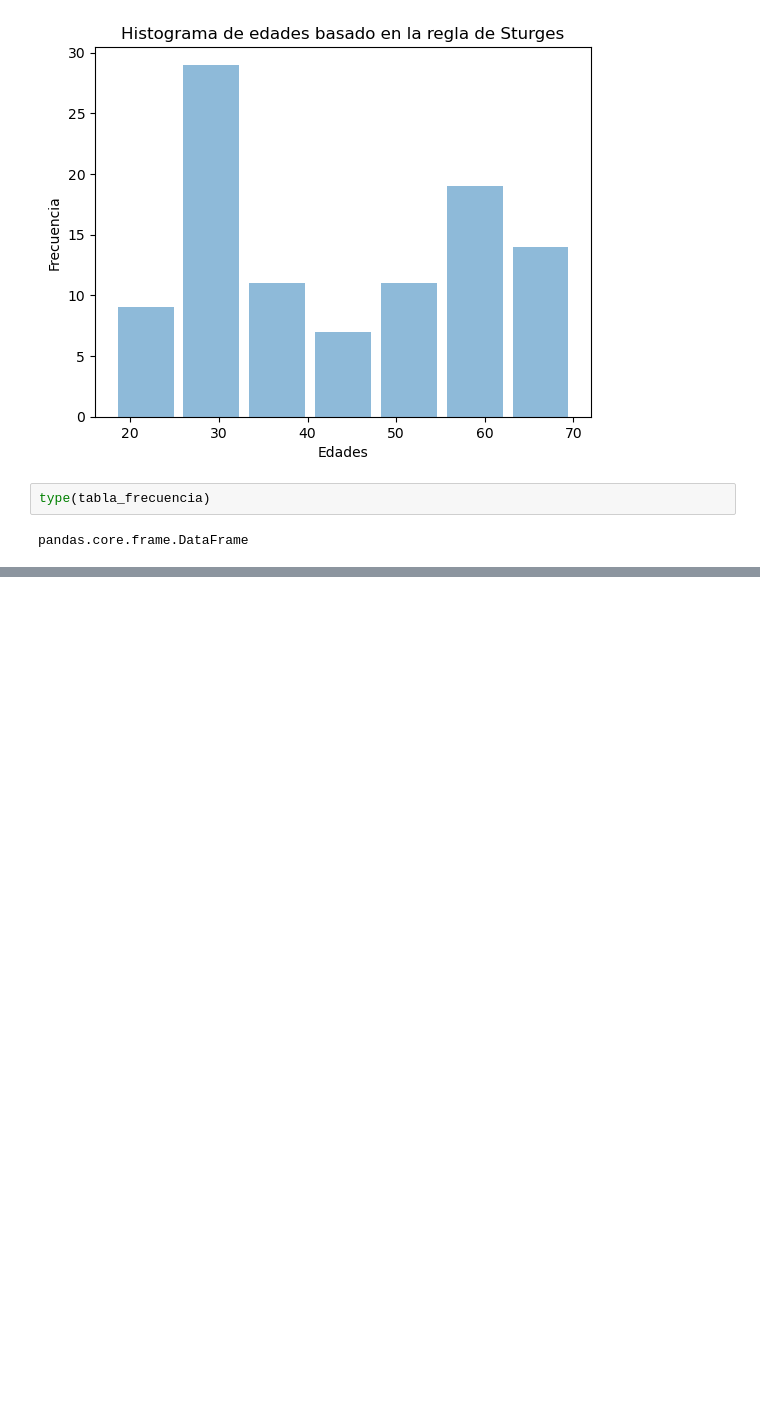
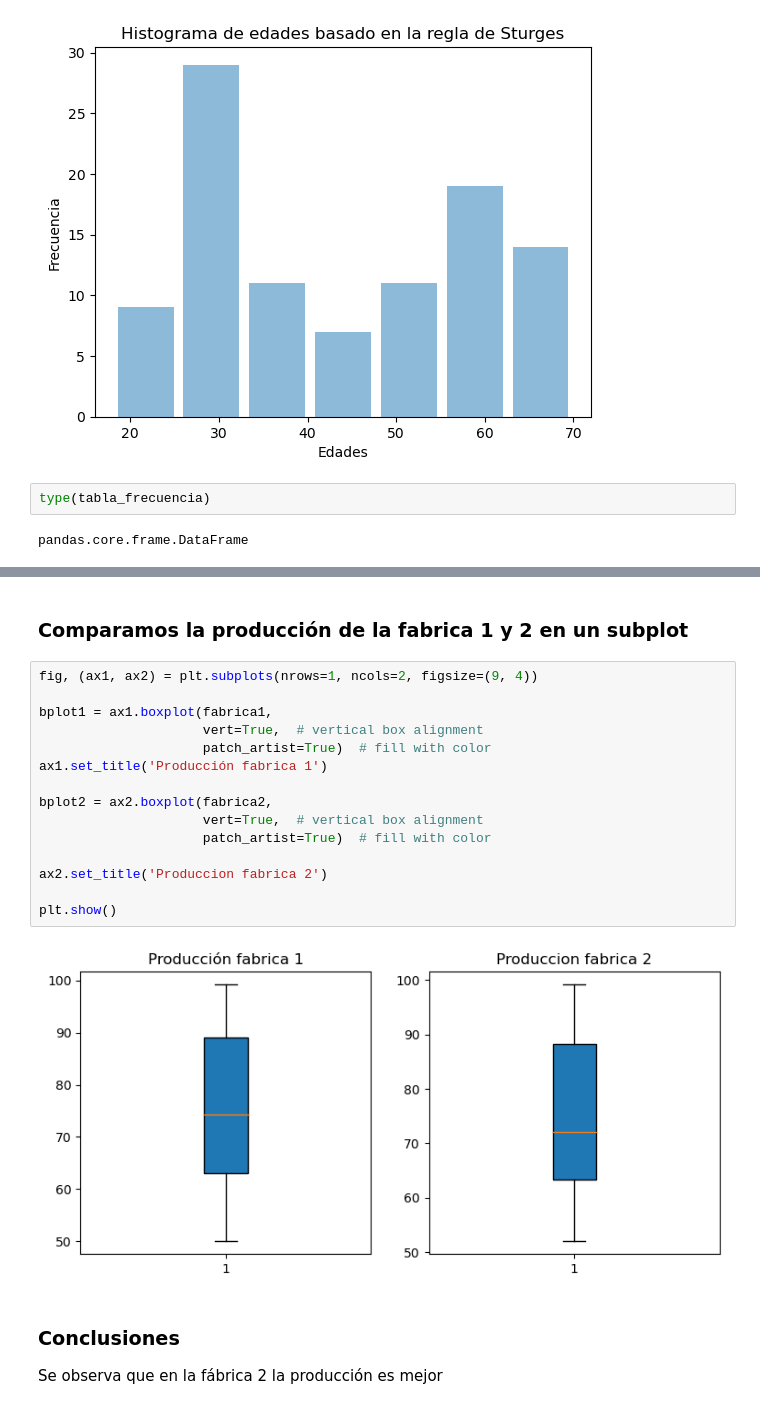
Before and after one commit to JoseGabriel-ITD/Probabilidad, a Jupyter notebook: Unidad-1/PRO_U1_practica1.ipynb, the cells around one changed output, grey strips where cells are left out. Drawn from its saved outputs; the diff is of its cells as text; blank space fills up the shorter version.

```diff
--- a/Unidad-1/PRO_U1_practica1.ipynb
+++ b/Unidad-1/PRO_U1_practica1.ipynb
@@ -618,0 +745,23 @@ pandas.core.frame.DataFrame
+# %% [markdown]
+### Comparamos la producción de la fabrica 1 y 2 en un subplot
+# %%
+fig, (ax1, ax2) = plt.subplots(nrows=1, ncols=2, figsize=(9, 4))
+
+bplot1 = ax1.boxplot(fabrica1,
+                     vert=True,  # vertical box alignment
+                     patch_artist=True)  # fill with color
+ax1.set_title('Producción fabrica 1')
+
+bplot2 = ax2.boxplot(fabrica2,
+                     vert=True,  # vertical box alignment
+                     patch_artist=True)  # fill with color
+
+ax2.set_title('Produccion fabrica 2')
+
+plt.show()
+# %% [output]
+[figure, added]
+# %% [markdown]
+### Conclusiones
+
+Se observa que en la fábrica 2 la producción es mejor
```
Also changed, not shown: parts of 24 cells of this notebook.
